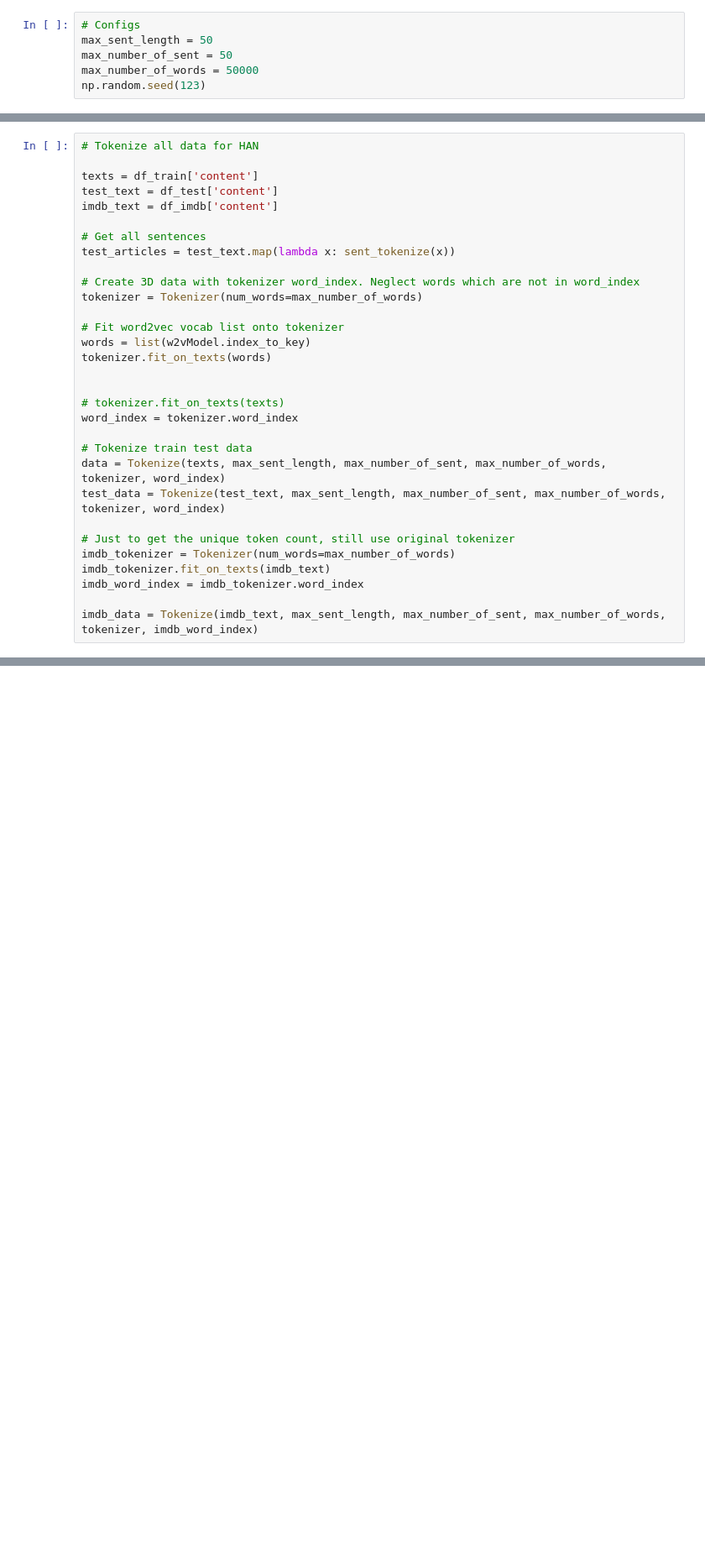
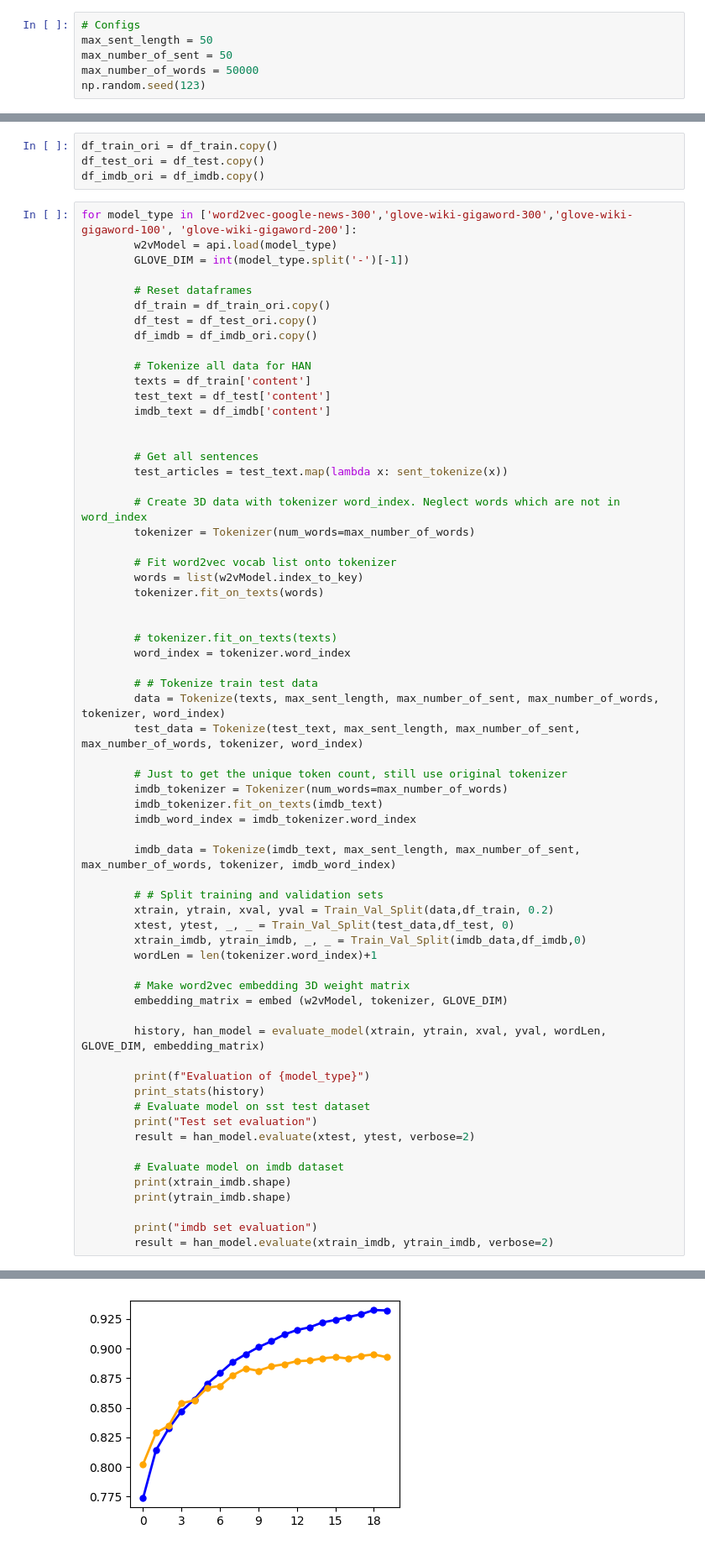
Before and after one commit to StevenShen3641/SC4001-Neural-Network-and-Deep-Learning, a Jupyter notebook: Project/SST_Kian_HAN_Test_300_no_pre_pro.ipynb, the cells around one changed output, grey strips where cells are left out. Shown: that part at 84% size. Cells and saved outputs as stored; diff of their text form; blank space fills up the shorter version.

```diff
--- a/Project/SST_Kian_HAN_Test_300_no_pre_pro.ipynb
+++ b/Project/SST_Kian_HAN_Test_300_no_pre_pro.ipynb
@@ -119,32 +275,69 @@ def Tokenize(texts, max_sent_length, max_number_of_sent, max_number_of_words, to
+# %%
+df_train_ori = df_train.copy()
+df_test_ori = df_test.copy()
+df_imdb_ori = df_imdb.copy()
 # %%
-# Tokenize all data for HAN
+for model_type in ['word2vec-google-news-300','glove-wiki-gigaword-300','glove-wiki-gigaword-100', 'glove-wiki-gigaword-200']:
+        w2vModel = api.load(model_type)
+        GLOVE_DIM = int(model_type.split('-')[-1])
 
-texts = df_train['content']
-test_text = df_test['content']
-imdb_text = df_imdb['content']
+        # Reset dataframes
+        df_train = df_train_ori.copy()
+        df_test = df_test_ori.copy()
+        df_imdb = df_imdb_ori.copy()
 
-# Get all sentences
-test_articles = test_text.map(lambda x: sent_tokenize(x))
-
-# Create 3D data with tokenizer word_index. Neglect words which are not in word_index
-tokenizer = Tokenizer(num_words=max_number_of_words)
-
-# Fit word2vec vocab list onto tokenizer
-words = list(w2vModel.index_to_key)
-tokenizer.fit_on_texts(words)
+        # Tokenize all data for HAN
+        texts = df_train['content']
+        test_text = df_test['content']
+        imdb_text = df_imdb['content']
 
 
-# tokenizer.fit_on_texts(texts)
-word_index = tokenizer.word_index
+        # Get all sentences
+        test_articles = test_text.map(lambda x: sent_tokenize(x))
 
-# Tokenize train test data
-data = Tokenize(texts, max_sent_length, max_number_of_sent, max_number_of_words, tokenizer, word_index)
-test_data = Tokenize(test_text, max_sent_length, max_number_of_sent, max_number_of_words, tokenizer, word_index)
+        # Create 3D data with tokenizer word_index. Neglect words which are not in word_index
+        tokenizer = Tokenizer(num_words=max_number_of_words)
 
-# Just to get the unique token count, still use original tokenizer
-imdb_tokenizer = Tokenizer(num_words=max_number_of_words)
-imdb_tokenizer.fit_on_texts(imdb_text)
-imdb_word_index = imdb_tokenizer.word_index
+        # Fit word2vec vocab list onto tokenizer
+        words = list(w2vModel.index_to_key)
+        tokenizer.fit_on_texts(words)
 
-imdb_data = Tokenize(imdb_text, max_sent_length, max_number_of_sent, max_number_of_words, tokenizer, imdb_word_index)
+
+        # tokenizer.fit_on_texts(texts)
+        word_index = tokenizer.word_index
+
+        # # Tokenize train test data
+        data = Tokenize(texts, max_sent_length, max_number_of_sent, max_number_of_words, tokenizer, word_index)
+        test_data = Tokenize(test_text, max_sent_length, max_number_of_sent, max_number_of_words, tokenizer, word_index)
+
+        # Just to get the unique token count, still use original tokenizer
+        imdb_tokenizer = Tokenizer(num_words=max_number_of_words)
+        imdb_tokenizer.fit_on_texts(imdb_text)
+        imdb_word_index = imdb_tokenizer.word_index
+
+        imdb_data = Tokenize(imdb_text, max_sent_length, max_number_of_sent, max_number_of_words, tokenizer, imdb_word_index)
+
+        # # Split training and validation sets
+        xtrain, ytrain, xval, yval = Train_Val_Split(data,df_train, 0.2)
+        xtest, ytest, _, _ = Train_Val_Split(test_data,df_test, 0)
+        xtrain_imdb, ytrain_imdb, _, _ = Train_Val_Split(imdb_data,df_imdb,0)
+        wordLen = len(tokenizer.word_index)+1
+
+        # Make word2vec embedding 3D weight matrix
+        embedding_matrix = embed (w2vModel, tokenizer, GLOVE_DIM)
+
+        history, han_model = evaluate_model(xtrain, ytrain, xval, yval, wordLen, GLOVE_DIM, embedding_matrix)
+
+        print(f"Evaluation of {model_type}")
+        print_stats(history)
+        # Evaluate model on sst test dataset
+        print("Test set evaluation")
+        result = han_model.evaluate(xtest, ytest, verbose=2)
+
+        # Evaluate model on imdb dataset
+        print(xtrain_imdb.shape)
+        print(ytrain_imdb.shape)
+
+        print("imdb set evaluation")
+        result = han_model.evaluate(xtrain_imdb, ytrain_imdb, verbose=2)
 # %% [output]
@@ -157,0 +380 @@ Error:
+[figure, added]
```
Also changed, not shown: parts of 22 cells of this notebook, 2 other files.
